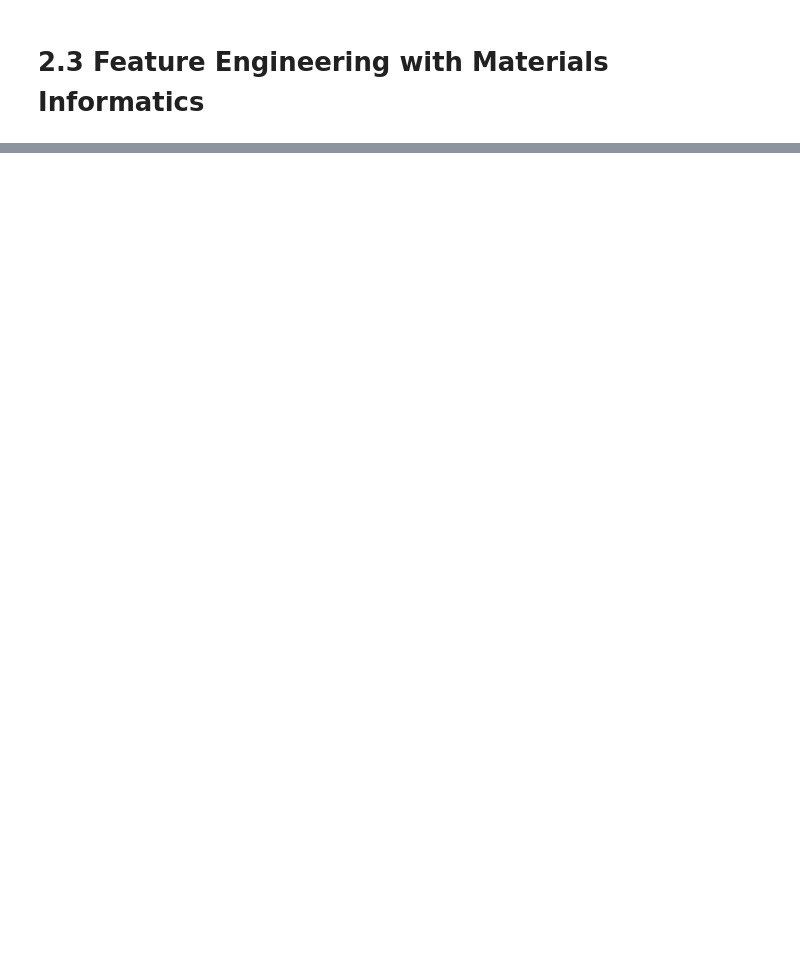
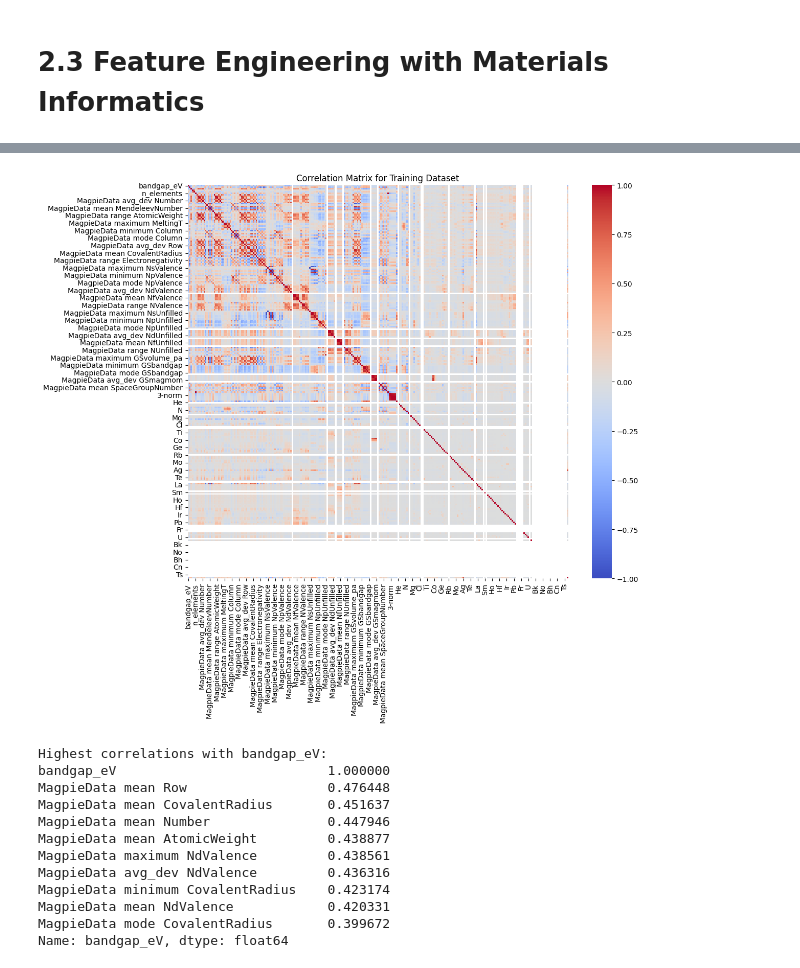
Before and after one commit to xqwu1108-create/MSE1003H_XueqiuWu_1011808741, a Jupyter notebook: A1.ipynb, the cells around one changed output, grey strips where cells are left out. Drawn from its saved outputs; the diff is of its cells as text; code cells hidden in the pictures; blank space fills up the shorter version.

```diff
--- a/A1.ipynb
+++ b/A1.ipynb
@@ -281,0 +364,32 @@ plt.show()
+# %%
+# Feature Correlation Matrix
+plt.figure(figsize=(12, 10))
+# 计算所有特征之间的相关系数 / Calculate correlation matrix
+correlation_matrix = numeric_features.corr()
+
+# 绘制热力图以检查特征间是否存在过高的相关性（多重共线性）
+# Draw heatmap to check for multicollinearity between features
+sns.heatmap(correlation_matrix, annot=False, cmap='coolwarm', center=0)
+plt.title('Correlation Matrix for Training Dataset')
+plt.show()
+
+# --- 9. 寻找与带隙相关性最强的特征 / Highest correlations with bandgap ---
+print("\nHighest correlations with bandgap_eV:")
+# 计算所有特征与带隙的相关性绝对值并排序
+# Sort features by absolute correlation with the target
+bandgap_correlations = correlation_matrix['bandgap_eV'].abs().sort_values(ascending=False)
+print(bandgap_correlations.head(10))
+# %% [output]
+[figure, added]
+Highest correlations with bandgap_eV:
+bandgap_eV                           1.000000
+MagpieData mean Row                  0.476448
+MagpieData mean CovalentRadius       0.451637
+MagpieData mean Number               0.447946
+MagpieData mean AtomicWeight         0.438877
+MagpieData maximum NdValence         0.438561
+MagpieData avg_dev NdValence         0.436316
+MagpieData minimum CovalentRadius    0.423174
+MagpieData mean NdValence            0.420331
+MagpieData mode CovalentRadius       0.399672
+Name: bandgap_eV, dtype: float64
```
Also changed, not shown: parts of 8 cells of this notebook.
